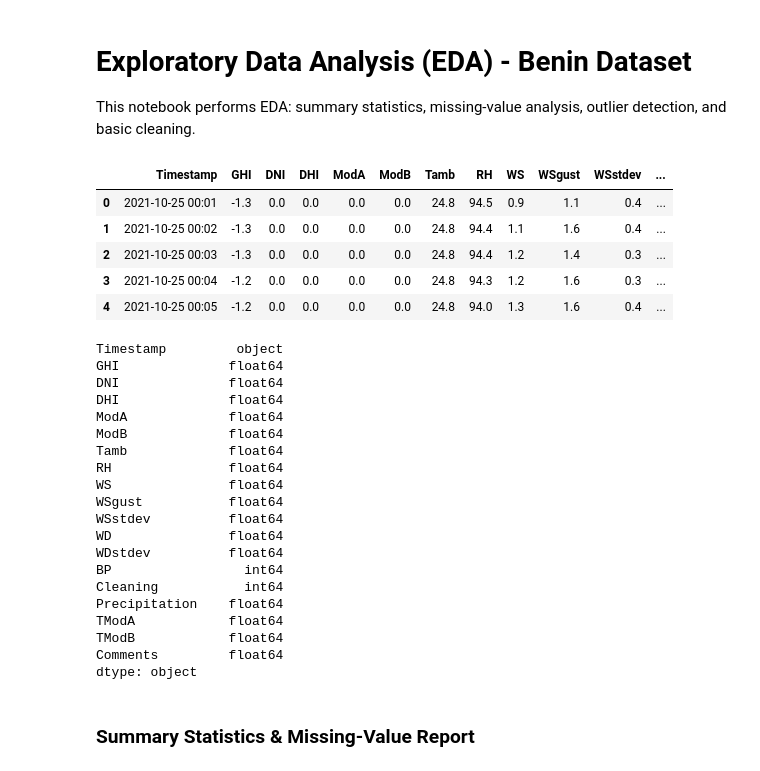
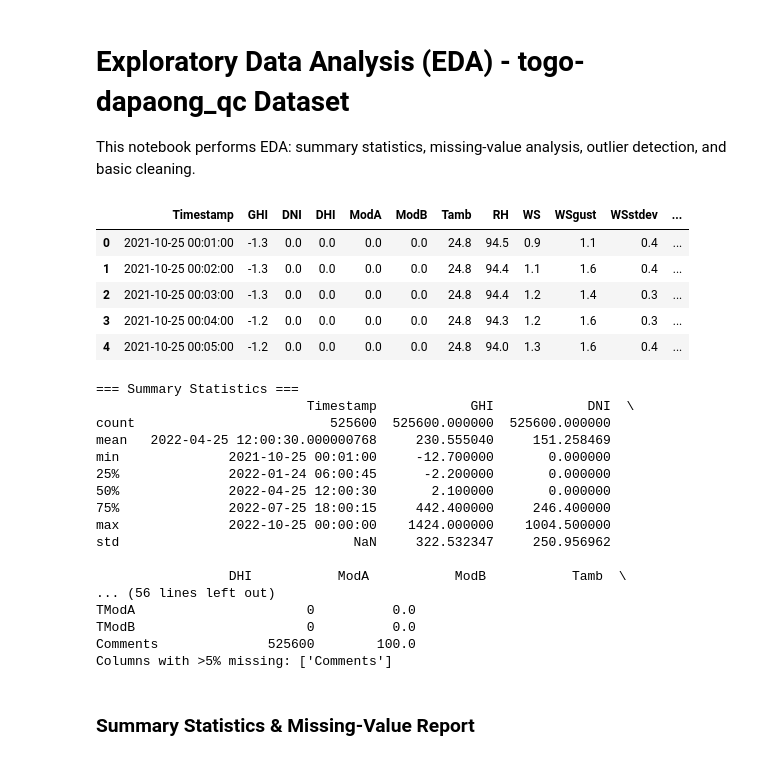
Before and after one commit to yohannesalex/solar-challenge-week1, a Jupyter notebook: notebooks/togo-dapaong_qc_eda.ipynb, the cells around one changed output. Cells and saved outputs as stored; diff of their text form; code cells hidden in the pictures.

```diff
--- a/notebooks/togo_eda.ipynb
+++ b/notebooks/togo-dapaong_qc_eda.ipynb
@@ -1,3 +1,3 @@
 # %% [markdown]
-# Exploratory Data Analysis (EDA) - Benin Dataset
+# Exploratory Data Analysis (EDA) - togo-dapaong_qc Dataset
 This notebook performs EDA: summary statistics, missing-value analysis, outlier detection, and basic cleaning.
@@ -10,37 +15,48 @@ import os
 # %%
-# Load Benin dataset
-df = pd.read_csv('../src/data/togo-dapaong_qc.csv')
-df.head()
+# Instantiate analyzer for Benin dataset
+analyzer = EDAAnalyzer(
+
+    csv_path='../src/data/togo-dapaong_qc.csv',
+    country_key='togo-dapaong_qc'
+ )
+df = analyzer.load_data()  # Load data into DataFrame
+df.head()  # Display the first few rows
 # %% [output]
 |  | Timestamp | GHI | DNI | DHI | ModA | ModB | Tamb | RH | WS | WSgust | WSstdev | ... |
-| 0 | 2021-10-25 00:01 | -1.3 | 0.0 | 0.0 | 0.0 | 0.0 | 24.8 | 94.5 | 0.9 | 1.1 | 0.4 | ... |
-| 1 | 2021-10-25 00:02 | -1.3 | 0.0 | 0.0 | 0.0 | 0.0 | 24.8 | 94.4 | 1.1 | 1.6 | 0.4 | ... |
-| 2 | 2021-10-25 00:03 | -1.3 | 0.0 | 0.0 | 0.0 | 0.0 | 24.8 | 94.4 | 1.2 | 1.4 | 0.3 | ... |
-| 3 | 2021-10-25 00:04 | -1.2 | 0.0 | 0.0 | 0.0 | 0.0 | 24.8 | 94.3 | 1.2 | 1.6 | 0.3 | ... |
-| 4 | 2021-10-25 00:05 | -1.2 | 0.0 | 0.0 | 0.0 | 0.0 | 24.8 | 94.0 | 1.3 | 1.6 | 0.4 | ... |
+| 0 | 2021-10-25 00:01:00 | -1.3 | 0.0 | 0.0 | 0.0 | 0.0 | 24.8 | 94.5 | 0.9 | 1.1 | 0.4 | ... |
+| 1 | 2021-10-25 00:02:00 | -1.3 | 0.0 | 0.0 | 0.0 | 0.0 | 24.8 | 94.4 | 1.1 | 1.6 | 0.4 | ... |
+| 2 | 2021-10-25 00:03:00 | -1.3 | 0.0 | 0.0 | 0.0 | 0.0 | 24.8 | 94.4 | 1.2 | 1.4 | 0.3 | ... |
+| 3 | 2021-10-25 00:04:00 | -1.2 | 0.0 | 0.0 | 0.0 | 0.0 | 24.8 | 94.3 | 1.2 | 1.6 | 0.3 | ... |
+| 4 | 2021-10-25 00:05:00 | -1.2 | 0.0 | 0.0 | 0.0 | 0.0 | 24.8 | 94.0 | 1.3 | 1.6 | 0.4 | ... |
 # %%
-# Summary statistics for numeric columns
-print(df.dtypes)
+# Profile the data: summary statistics & missing-value report
+summary_stats, missing_report = analyzer.profile()
+print('=== Summary Statistics ===')
+print(summary_stats)
+
+print('=== Missing-Value Report ===')
+print(missing_report)
+
+# Identify columns with >5% missing values
+high_missing = missing_report[missing_report['missing_pct'] > 5].index.tolist()
+print('Columns with >5% missing:', high_missing)
 # %% [output]
-Timestamp         object
-GHI              float64
-DNI              float64
-DHI              float64
-ModA             float64
-ModB             float64
-Tamb             float64
-RH               float64
-WS               float64
-WSgust           float64
-WSstdev          float64
-WD               float64
-WDstdev          float64
-BP                 int64
-Cleaning           int64
-Precipitation    float64
-TModA            float64
-TModB            float64
-Comments         float64
-dtype: object
+=== Summary Statistics ===
+                           Timestamp            GHI            DNI  \
+count                         525600  525600.000000  525600.000000
+mean   2022-04-25 12:00:30.000000768     230.555040     151.258469
+min              2021-10-25 00:01:00     -12.700000       0.000000
+25%              2022-01-24 06:00:45      -2.200000       0.000000
+50%              2022-04-25 12:00:30       2.100000       0.000000
+75%              2022-07-25 18:00:15     442.400000     246.400000
+max              2022-10-25 00:00:00    1424.000000    1004.500000
+std                              NaN     322.532347     250.956962
+
+                 DHI           ModA           ModB           Tamb  \
+... (56 lines left out)
+TModA                      0          0.0
+TModB                      0          0.0
+Comments              525600        100.0
+Columns with >5% missing: ['Comments']
 # %% [markdown]
 ### Summary Statistics & Missing-Value Report
```
Also changed, not shown: parts of 15 cells of this notebook, 4 other files.
